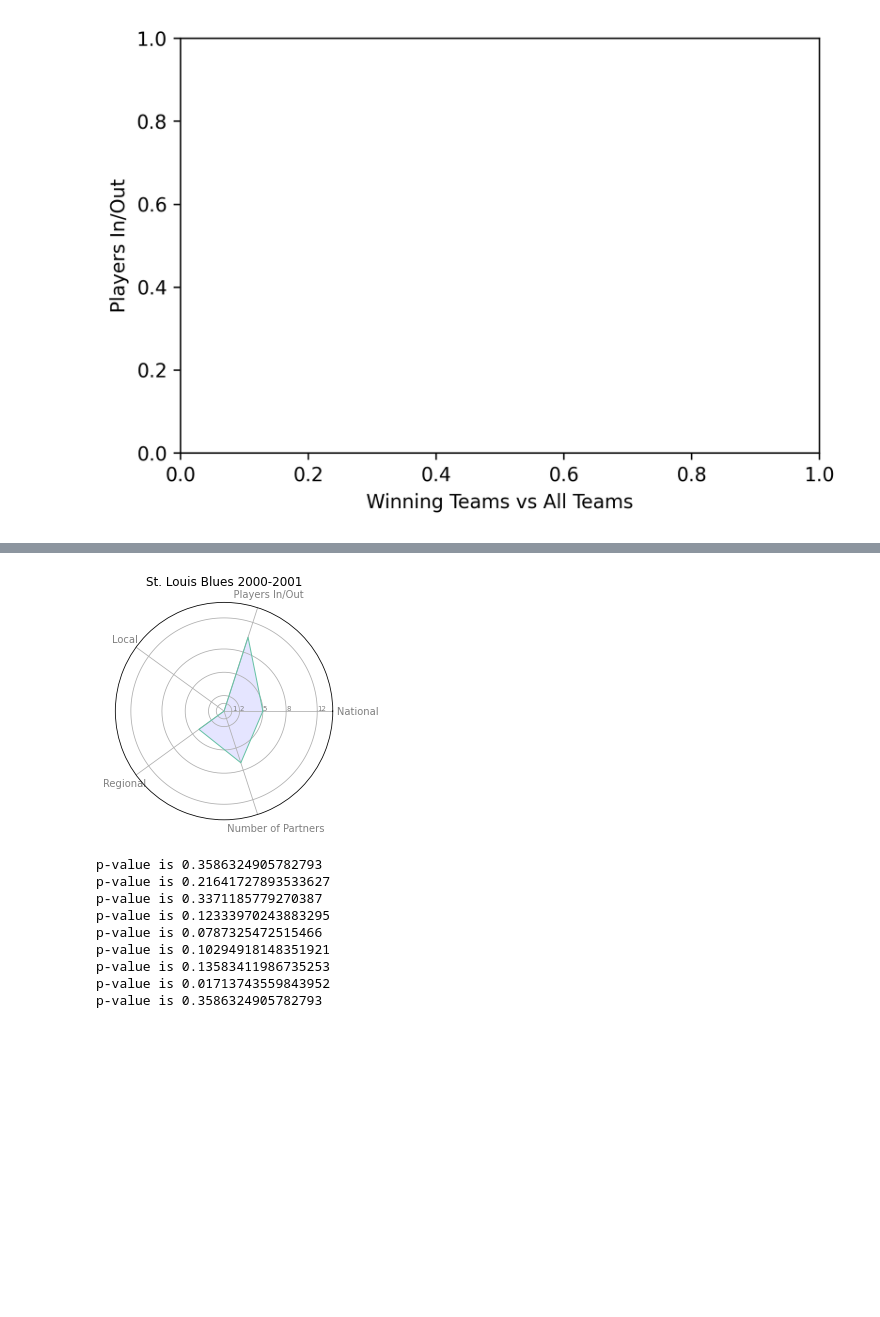
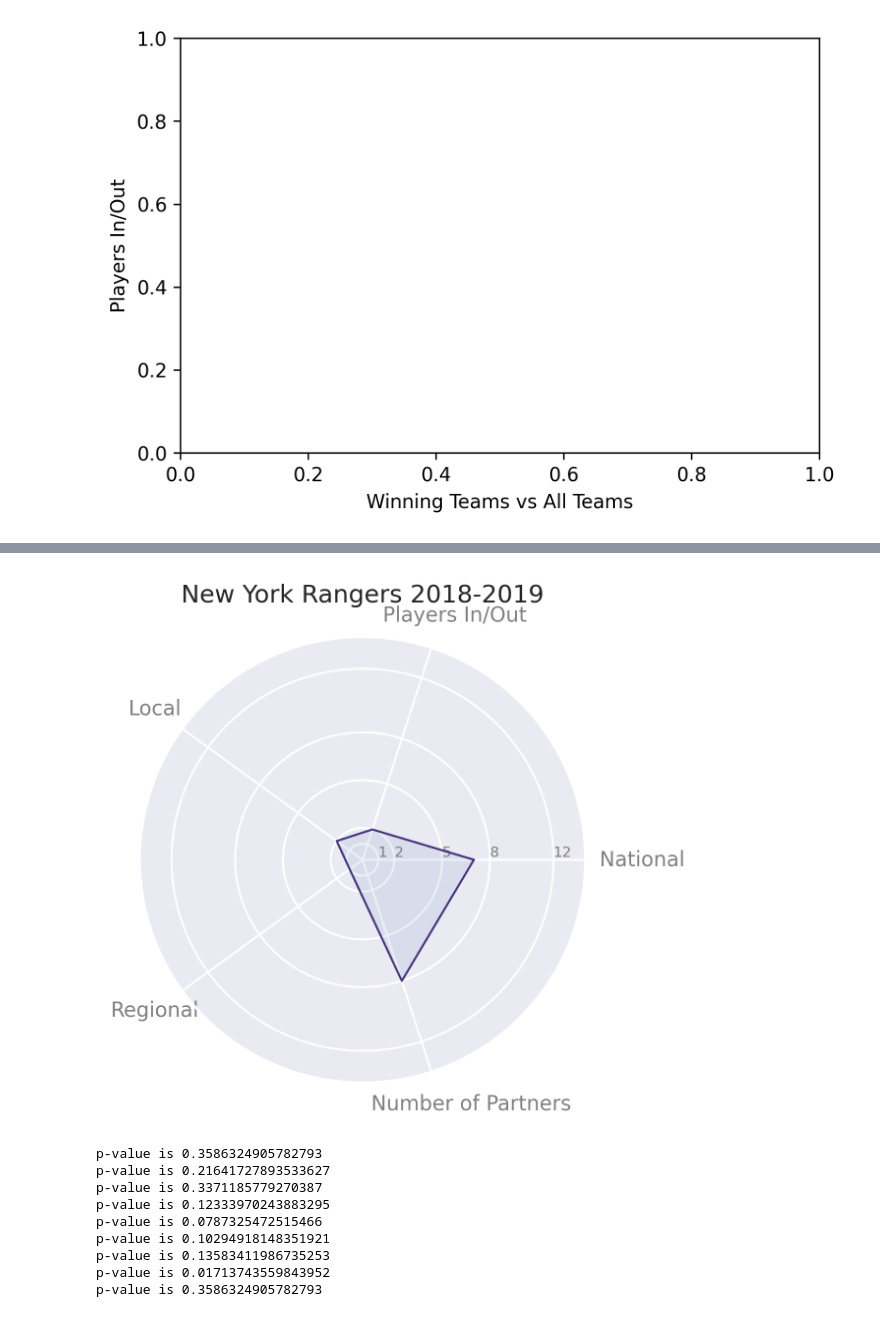
Before and after one commit to d141/590FP, a Jupyter notebook: nhl_transaction_network.ipynb, the cells around one changed output, grey strips where cells are left out. Drawn from its saved outputs; the diff is of its cells as text; code cells hidden in the pictures; blank space fills up the shorter version.

```diff
--- a/nhl_transaction_network.ipynb
+++ b/nhl_transaction_network.ipynb
@@ -152,8 +152,8 @@ network_dict['2016 - 2017']["GoldenKnights"]['net_players']
 #Edge weights correspond to number of transactions
 
 networks_by_year = {}
-year=2010
-for i in range(10):
+year=2000
+for i in range(19):
   season_string=f"{year + i} - {year + 1 + i}"
 
   G = nx.Graph()
@@ -397,19 +509,23 @@ for year in networks_by_year:
     scsd = 0
     scdd = 0
     dc = 0
-    '''
+
     for i in neighbors:
       weight = networks_by_year[year].edges[n,i]['weight']
-      if networks_by_year[year].nodes[n]['conference'] != networks_by_year[year].nodes[i]['conference']:
-        dc += weight
-      elif networks_by_year[year].nodes[n]['conference'] == networks_by_year[year].nodes[i]['conference'] and networks_by_year[year].nodes[n]['division'] == networks_by_year[year].nodes[i]['division']:
-        scsd += weight
-      elif networks_by_year[year].nodes[n]['conference'] == networks_by_year[year].nodes[i]['conference'] and networks_by_year[year].nodes[n]['division'] != networks_by_year[year].nodes[i]['division']:
-        scdd += weight
-      if weight > max_weight:
-        favorite_partner = i
-        max_weight = weight
-    '''
+      try:
+        if networks_by_year[year].nodes[n]['conference'] != networks_by_year[year].nodes[i]['conference']:
+          dc += weight
+        elif networks_by_year[year].nodes[n]['conference'] == networks_by_year[year].nodes[i]['conference'] and networks_by_year[year].nodes[n]['division'] == networks_by_year[year].nodes[i]['division']:
+          scsd += weight
+        elif networks_by_year[year].nodes[n]['conference'] == networks_by_year[year].nodes[i]['conference'] and networks_by_year[year].nodes[n]['division'] != networks_by_year[year].nodes[i]['division']:
+          scdd += weight
+        if weight > max_weight:
+          favorite_partner = i
+          max_weight = weight
+      except:
+        print(year)
+        print(n)
+        print(i)
     networks_by_year[year].nodes[n]['favorite_partner'] = favorite_partner
     networks_by_year[year].nodes[n]['favorite_partner_weight'] = max_weight
     networks_by_year[year].nodes[n]['scsd'] = scsd
@@ -926,7 +1075,7 @@ fig, ax1 = plt.subplots(figsize=(12, 12))
 sns.set(font_scale=1)
 #plt.figure(figsize=(8,8))
 tidy = df.melt(id_vars='Strategy').rename(columns=str.title)
-sns.set_palette("Paired")
+sns.set_palette("viridis")
 sns.barplot(x='Value', y='Strategy', hue='Variable', data=tidy, ax=ax1, orient='horizontal')
 sns.despine(fig)
 plt.tight_layout()
@@ -1023,7 +1192,7 @@ import matplotlib.pyplot as plt
 import pandas as pd
 from math import pi
 
-bruins = networks_by_year['2000 - 2001'].nodes['Blues']
+bruins = networks_by_year['2018 - 2019'].nodes['Rangers']
 different_conference = bruins['dc']
 same_c_diff_d = bruins['scdd']
 same_c_same_d = bruins['scsd']
@@ -1050,35 +1219,35 @@ values=df.loc[0].drop('group').values.flatten().tolist()
 values += values[:1]
 values
 
 # What will be the angle of each axis in the plot? (we divide the plot / number of variable)
 angles = [n / float(N) * 2 * pi for n in range(N)]
 angles += angles[:1]
 
 #plt.figure(figsize=(4,4))
 
 # Initialise the spider plot
 ax = plt.subplot(111, polar=True)
 
 
 # Draw one axe per variable + add labels
 plt.xticks(angles[:-1], categories, color='grey', size=10)
 
 # Draw ylabels
 ax.set_rlabel_position(0)
 plt.yticks([1,2,5,8,12], ['1','2','5','8','12'], color="grey", size=7)
 plt.ylim(0,14)
-plt.title("St. Louis Blues 2000-2001")
+plt.title("New York Rangers 2018-2019")
 # Plot data
 ax.plot(angles, values, linewidth=1, linestyle='solid')
 
 # Fill area
 ax.fill(angles, values, 'b', alpha=0.1)
 
 plt.savefig('test2.png', format='png')
 # Show the graph
 plt.show()
 # %% [output]
-[figure, old version]
+[figure, new version]
 # %%
 from itertools import combinations
 from scipy.stats import ttest_ind
```
Also changed, not shown: parts of 27 cells of this notebook.
